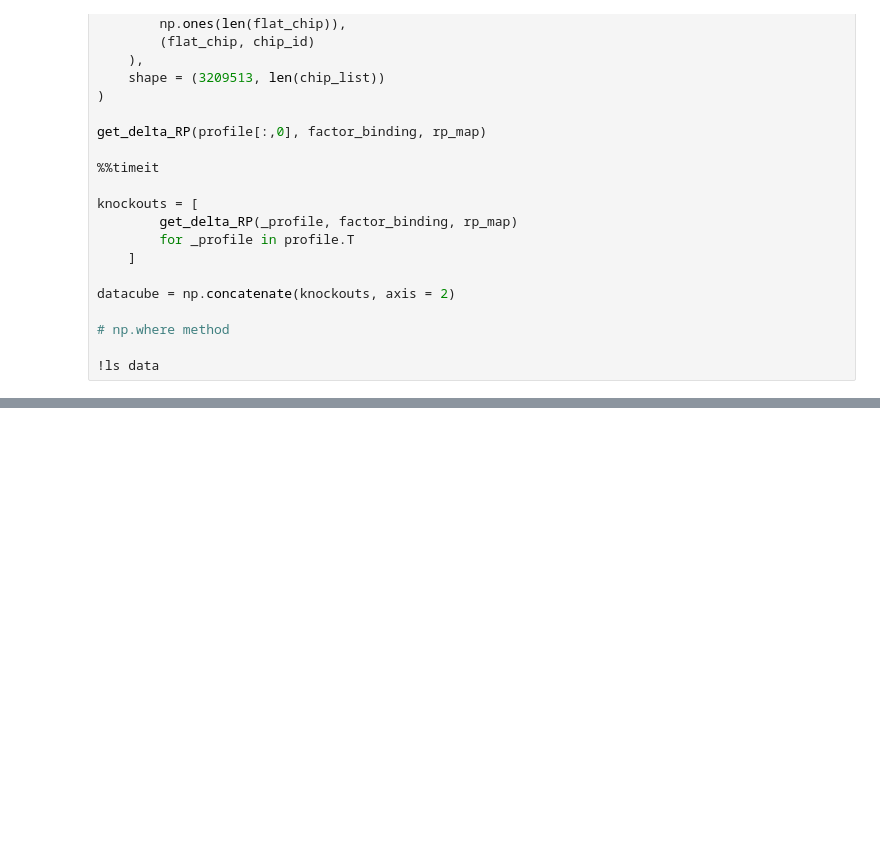
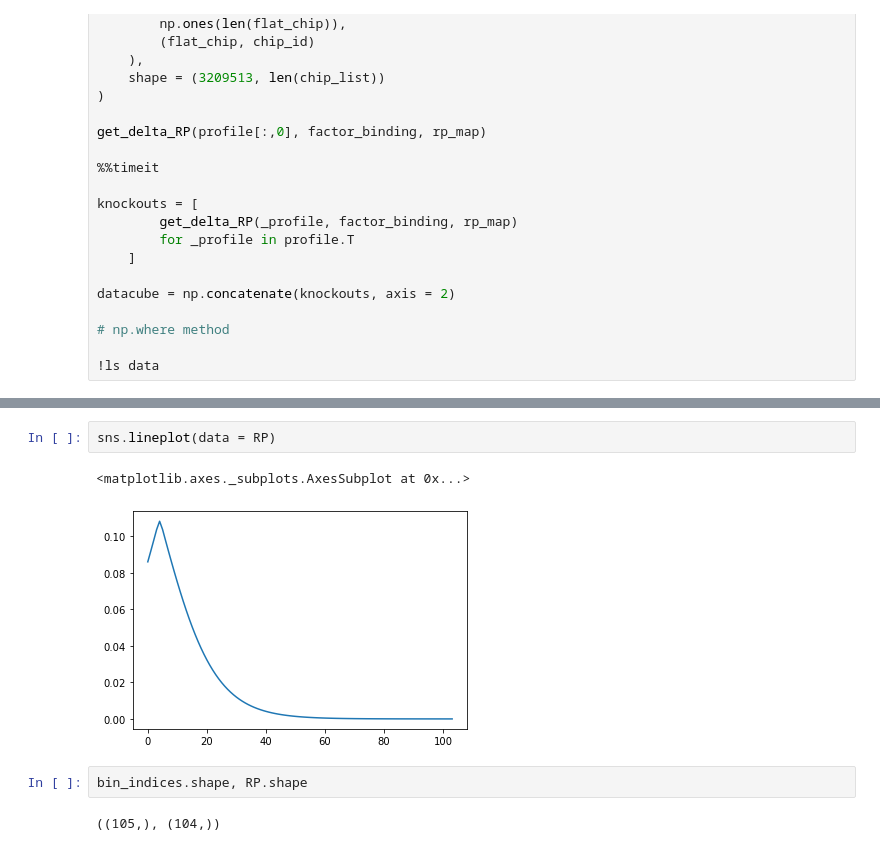
Before and after one commit to AllenWLynch/lisa, a Jupyter notebook: lisa_testing.ipynb, the cells around one changed output, grey strips where cells are left out. Drawn from its saved outputs; the diff is of its cells as text; blank space fills up the shorter version.

```diff
--- a/lisa_testing.ipynb
+++ b/lisa_testing.ipynb
@@ -1181,0 +1435,9 @@ datacube = np.concatenate(knockouts, axis = 2)
+# %%
+sns.lineplot(data = RP)
+# %% [output]
+<matplotlib.axes._subplots.AxesSubplot at 0x...>
+[figure, added]
+# %%
+bin_indices.shape, RP.shape
+# %% [output]
+((105,), (104,))
```
Also changed, not shown: parts of 47 cells of this notebook, 9 other files.
